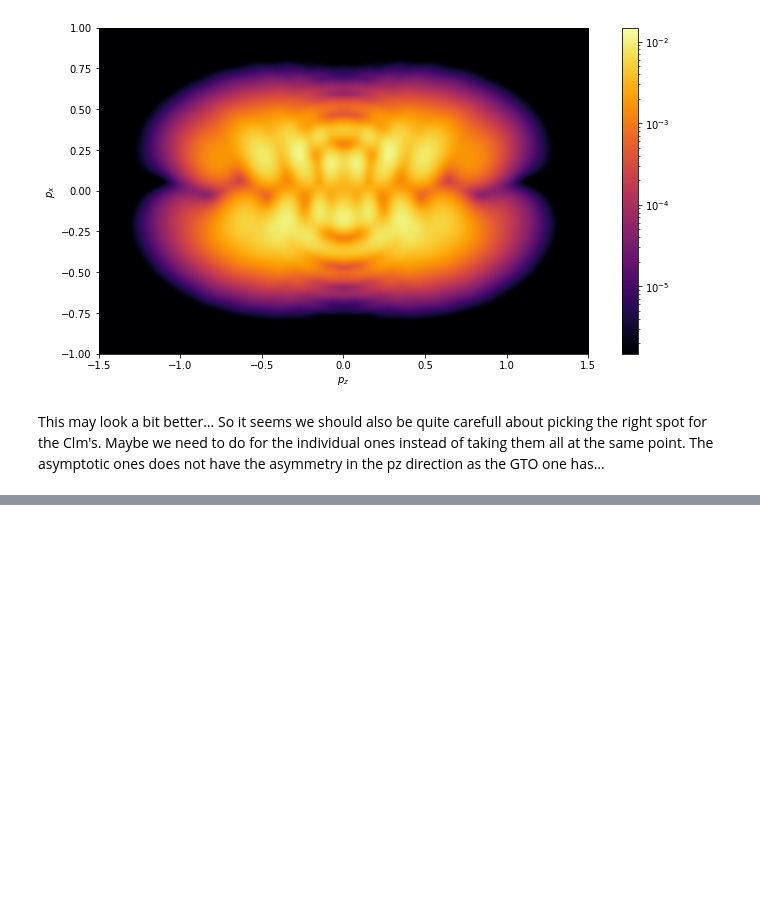
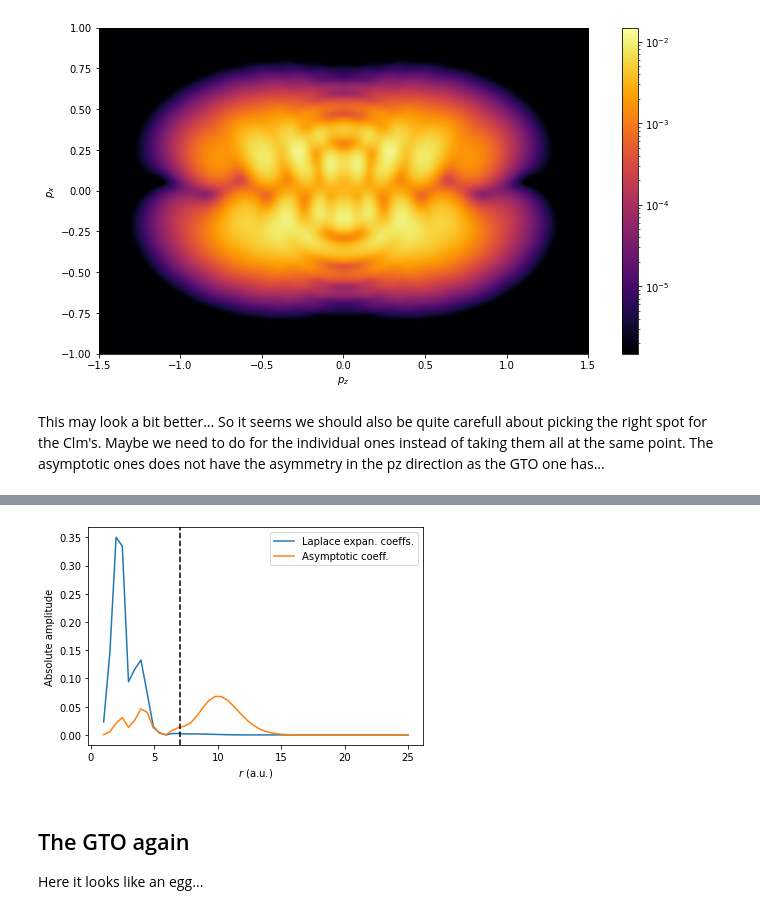
Before and after one commit to EmilHansen1/SFA_OAM_Linear, a Jupyter notebook: Hydrogen_testing.ipynb, the cells around one changed output, grey strips where cells are left out. Saved outputs shown, nothing was run; the diff lists cells and outputs as text; code cells hidden in the pictures; blank space fills up the shorter version.

```diff
--- a/Hydrogen_testing.ipynb
+++ b/Hydrogen_testing.ipynb
@@ -319,0 +373,15 @@ The  asymptotic ones does not have the asymmetry in the pz direction as the GTO
+# %%
+def radial(r):
+    return r**(1/kappa_ch - 1) * np.exp(-kappa_ch*r)
+
+plt.figure(facecolor='white')
+sgn, l, m = 0, 5, 0
+plt.plot(r_lst, np.abs(f_lms[:, sgn, l, m])*100, label='Laplace expan. coeffs.')
+plt.plot(r_lst, np.abs(f_lms[:, sgn, l, m]) / radial(r_lst), label='Asymptotic coeff.')
+plt.axvline(7, ls='--', color='k')                              # r = 7 seems like a solid choice!
+plt.xlabel('$r$ (a.u.)')
+plt.ylabel('Absolute amplitude')
+plt.legend()
+plt.show()
+# %% [output]
+[figure, added]
@@ -319,0 +391,3 @@ The  asymptotic ones does not have the asymmetry in the pz direction as the GTO
+# %% [markdown]
+## The GTO again
+Here it looks like an egg...
```
Also changed, not shown: parts of 15 cells of this notebook.
